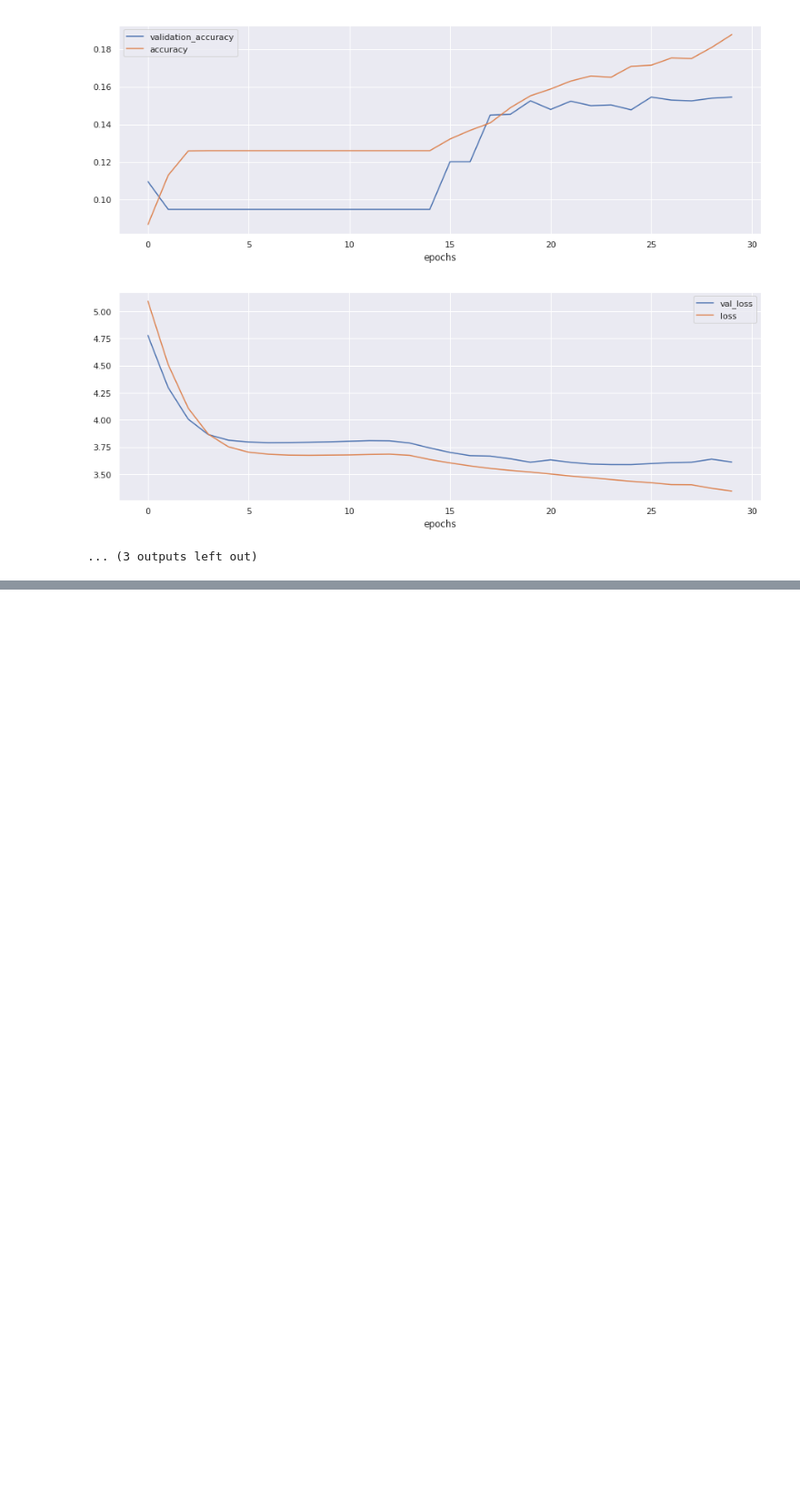
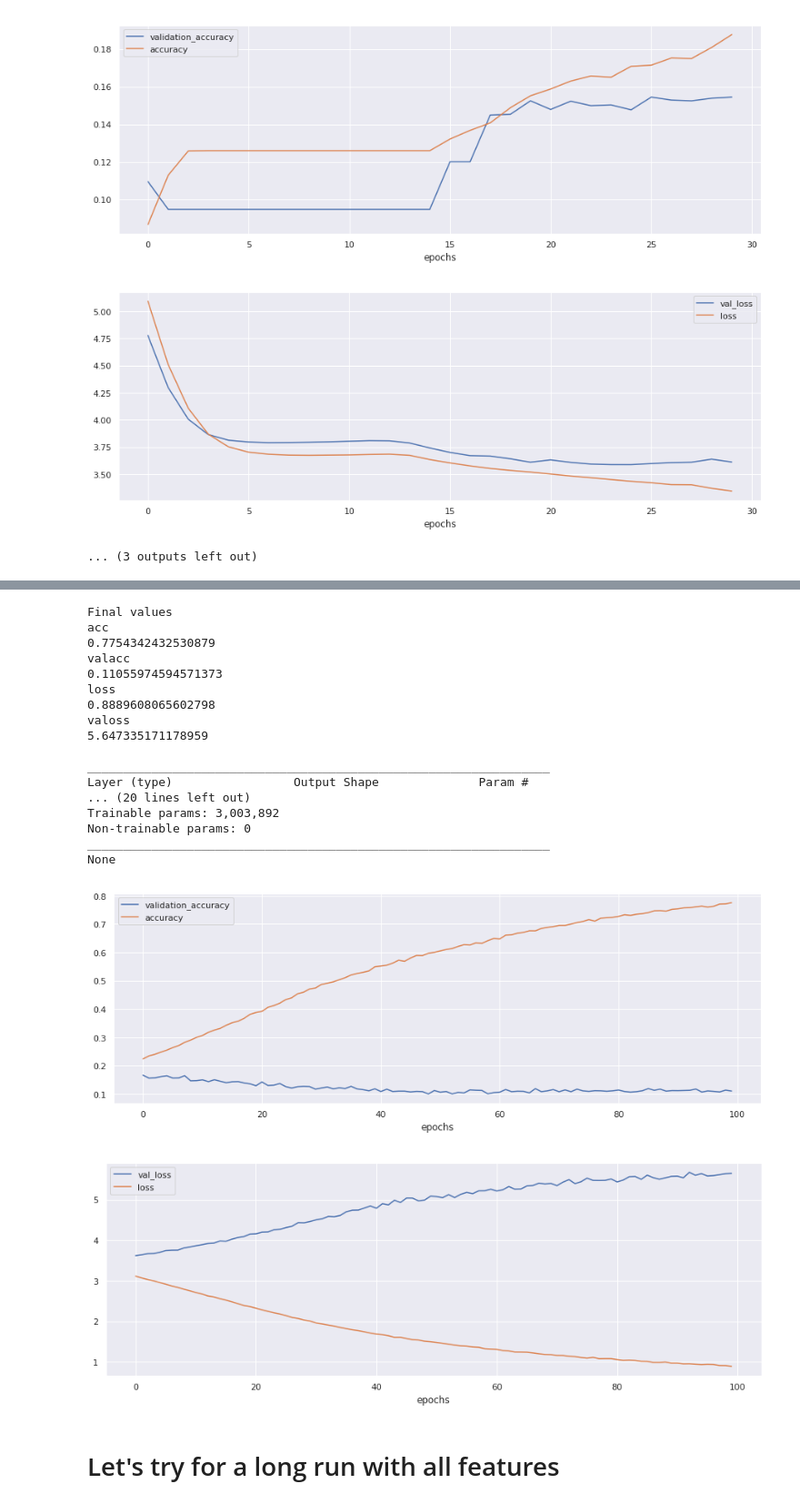
Before and after one commit to laureleo/chord-prediction, a Jupyter notebook: playground.ipynb, the cells around one changed output, grey strips where cells are left out. Shown at 91% size. Cells and saved outputs as stored; diff of their text form; code cells hidden in the pictures; blank space fills up the shorter version.

```diff
--- a/playground.ipynb
+++ b/playground.ipynb
@@ -499,0 +508,18 @@ None
+# %%
+# Generate the sequences for the lstm
+lstm_x, lstm_y = generate_sequences(train_x, train_y, 10)
+
+#Generate model
+model = lstm(lstm_x, lstm_y, optimizer, loss, metrics)
+model.load_weights('h2.hdf5')
+
+#Train on it and save metrics at each epoch
+history = model.fit(lstm_x,
+                    lstm_y,
+                    epochs = 100,
+                    verbose = 2,
+                    batch_size = 64,
+                    validation_split = 0.2,
+                    callbacks = callbacks_list)
+
+h6 = history
@@ -499,0 +544,25 @@ None
+# %%
+disp_results(h6)
+h6.model.save("h6.hdf5")
+# %% [output]
+Final values
+acc
+0.7754342432530879
+valacc
+0.11055974594571373
+loss
+0.8889608065602798
+valoss
+5.647335171178959
+
+_________________________________________________________________
+Layer (type)                 Output Shape              Param #
+... (20 lines left out)
+Trainable params: 3,003,892
+Non-trainable params: 0
+_________________________________________________________________
+None
+[figure, added]
+[figure, added]
+# %% [markdown]
+# Let's try for a long run with all features
```
Also changed, not shown: parts of 8 cells of this notebook, 7 other files.
